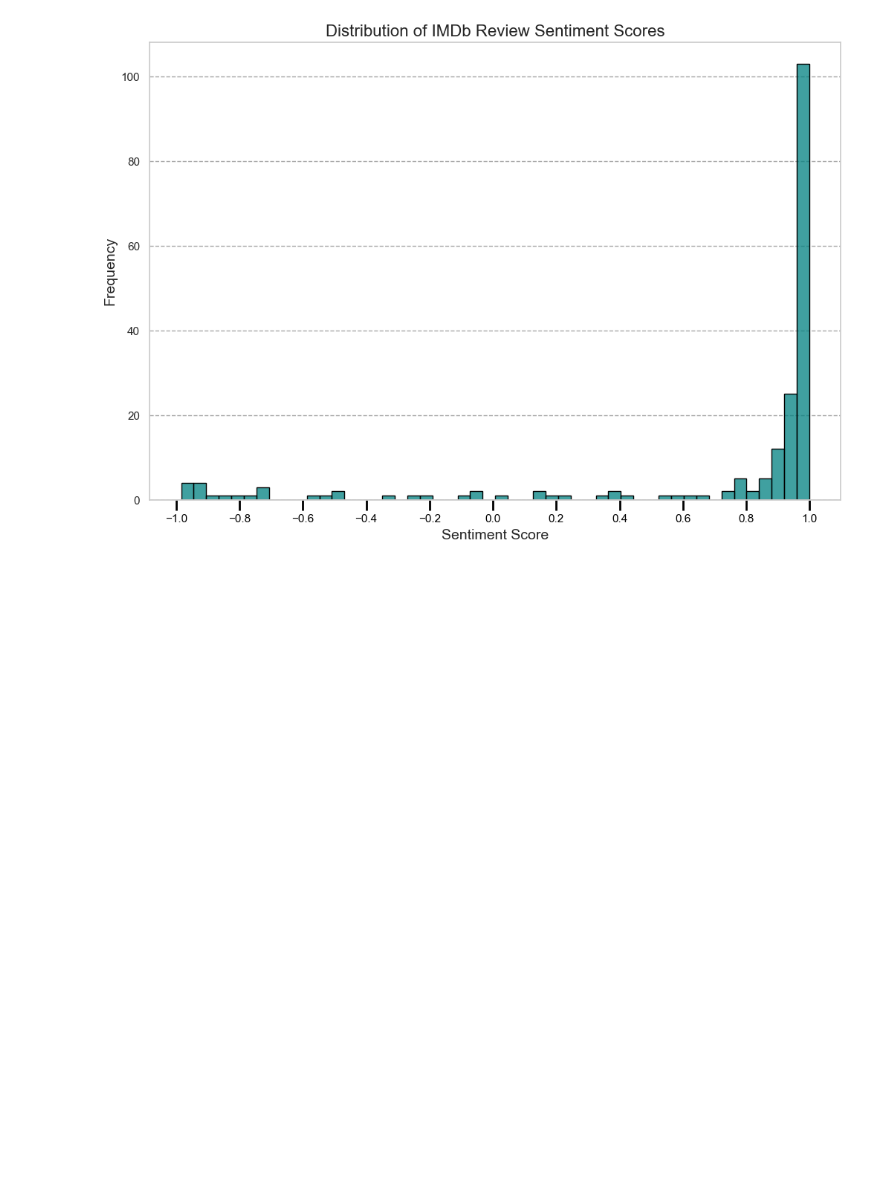
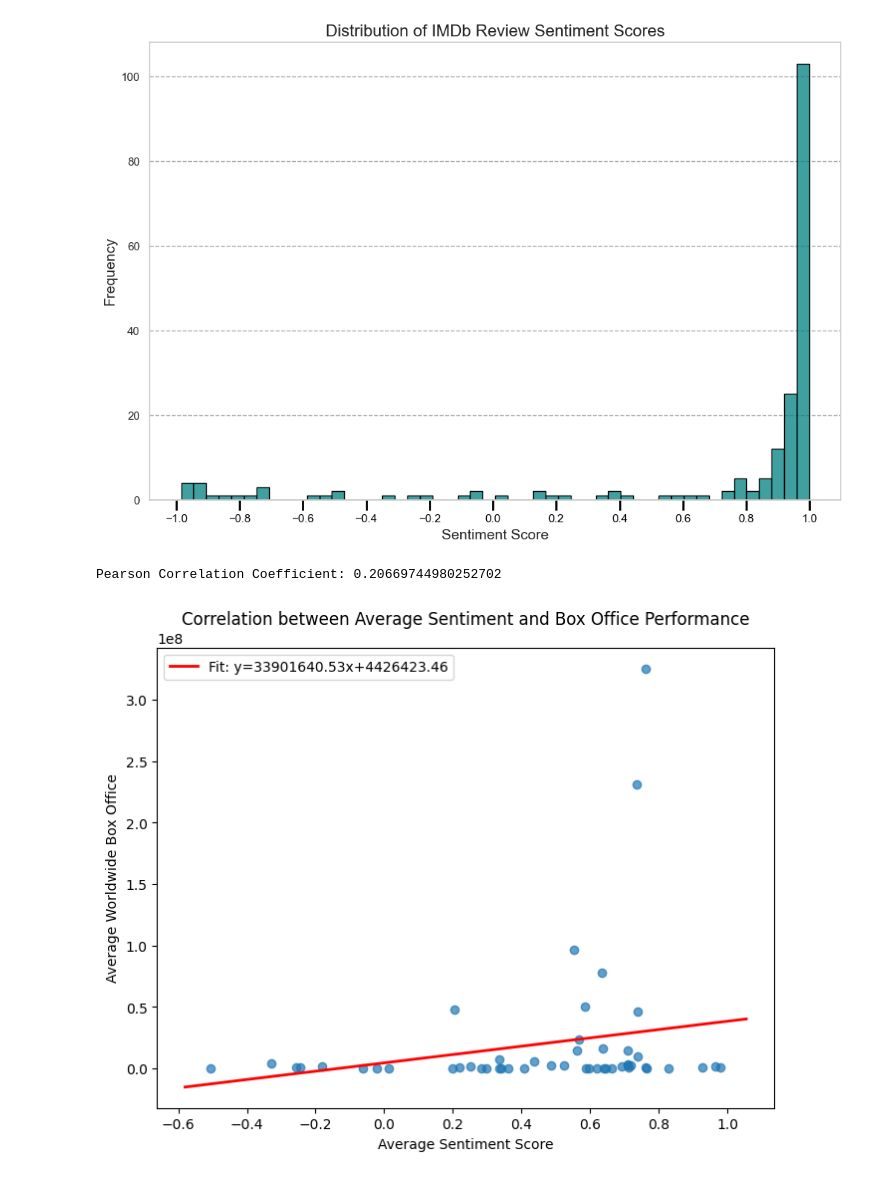
Before and after one commit to minutesB460/CDS_boxOfficePrediction, a Jupyter notebook: viz.ipynb, the cells around one changed output. Drawn from its saved outputs; the diff is of its cells as text; code cells hidden in the pictures; blank space fills up the shorter version.

Commit message:
correlation analysis

```diff
--- a/viz.ipynb
+++ b/viz.ipynb
@@ -120,3 +120,53 @@ plt.ylabel("Frequency", fontsize=14)
 plt.show()
 # %% [output]
 [figure]
+# %%
+import pandas as pd
+import matplotlib.pyplot as plt
+import numpy as np
+
+# Read the CSV file that includes the computed sentiment scores.
+df = pd.read_csv('data/IMDb_Cleaned_Reviews_With_Sentiment.csv')
+
+# Ensure that Worldwide BO is numeric (if not, convert; non-numeric become NaN)
+df['Worldwide BO'] = pd.to_numeric(df['Worldwide BO'], errors='coerce')
+
+# Group by "Movie ID" and compute the average sentiment score and average box office.
+# If the box office is repeated for each review, taking the mean is safe.
+grouped = df.groupby('Movie ID').agg({
+    'Sentiment Score': 'mean',
+    'Worldwide BO': 'mean'
+}).reset_index()
+
+# Rename the columns for clarity.
+grouped.rename(columns={
+    'Sentiment Score': 'Avg Sentiment Score',
+    'Worldwide BO': 'Avg Worldwide BO'
+}, inplace=True)
+
+# Drop any rows where one of the values is missing
+grouped.dropna(subset=['Avg Sentiment Score', 'Avg Worldwide BO'], inplace=True)
+
+# Compute the Pearson correlation coefficient
+correlation = np.corrcoef(grouped['Avg Sentiment Score'], grouped['Avg Worldwide BO'])[0, 1]
+print("Pearson Correlation Coefficient:", correlation)
+
+# Create a scatter plot with a regression line
+plt.figure(figsize=(8, 6))
+plt.scatter(grouped['Avg Sentiment Score'], grouped['Avg Worldwide BO'], alpha=0.7)
+plt.xlabel("Average Sentiment Score")
+plt.ylabel("Average Worldwide Box Office")
+plt.title("Correlation between Average Sentiment and Box Office Performance")
+
+# Fit a linear regression line using numpy's polyfit
+slope, intercept = np.polyfit(grouped['Avg Sentiment Score'], grouped['Avg Worldwide BO'], 1)
+# Get current x limits for plotting the regression line across the entire plot
+x_vals = np.array(plt.gca().get_xlim())
+y_vals = intercept + slope * x_vals
+plt.plot(x_vals, y_vals, color='red', linewidth=2, label=f'Fit: y={slope:.2f}x+{intercept:.2f}')
+
+plt.legend()
+plt.show()
+# %% [output]
+Pearson Correlation Coefficient: 0.20669744980252702
+[figure, added]
```
Also changed, not shown: 5 other files.
